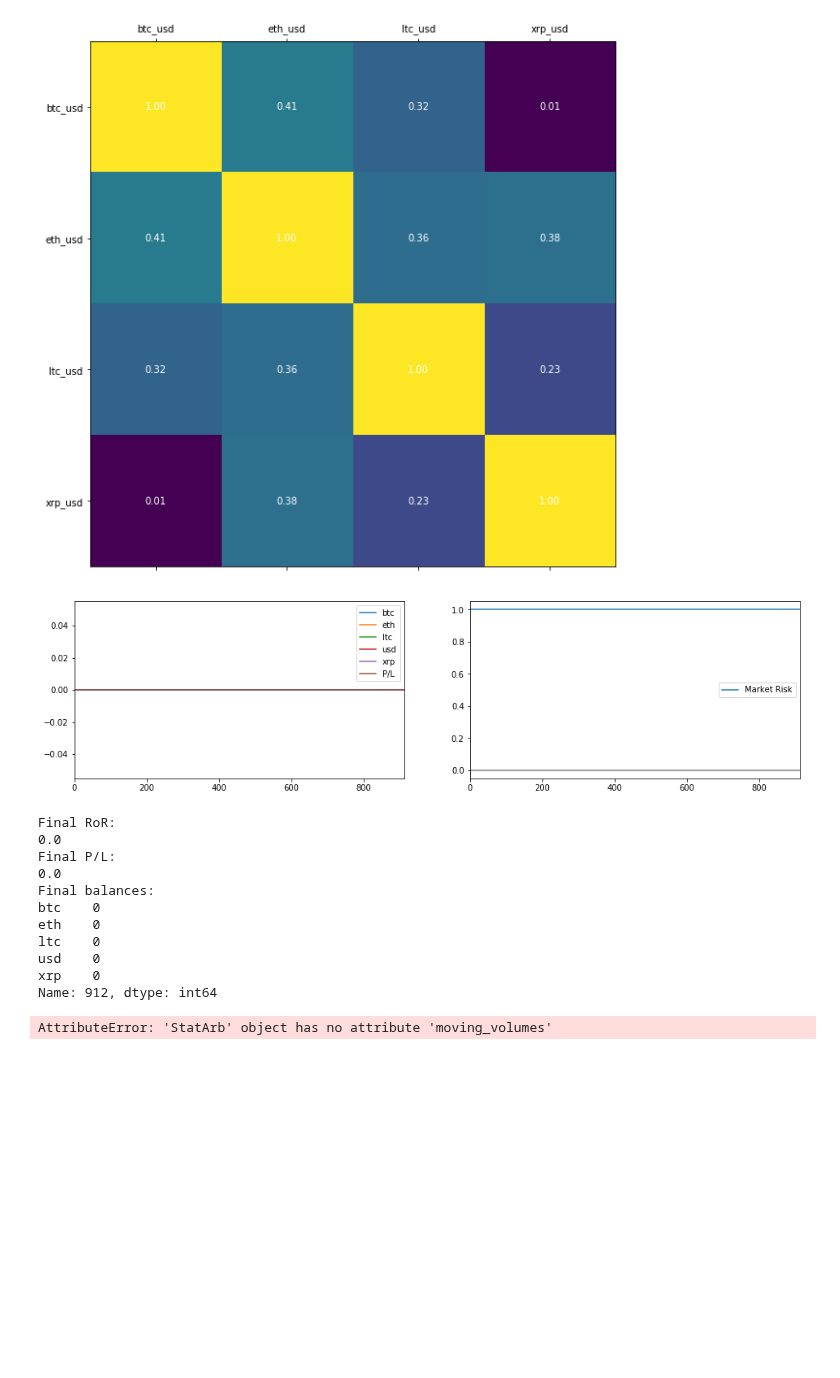
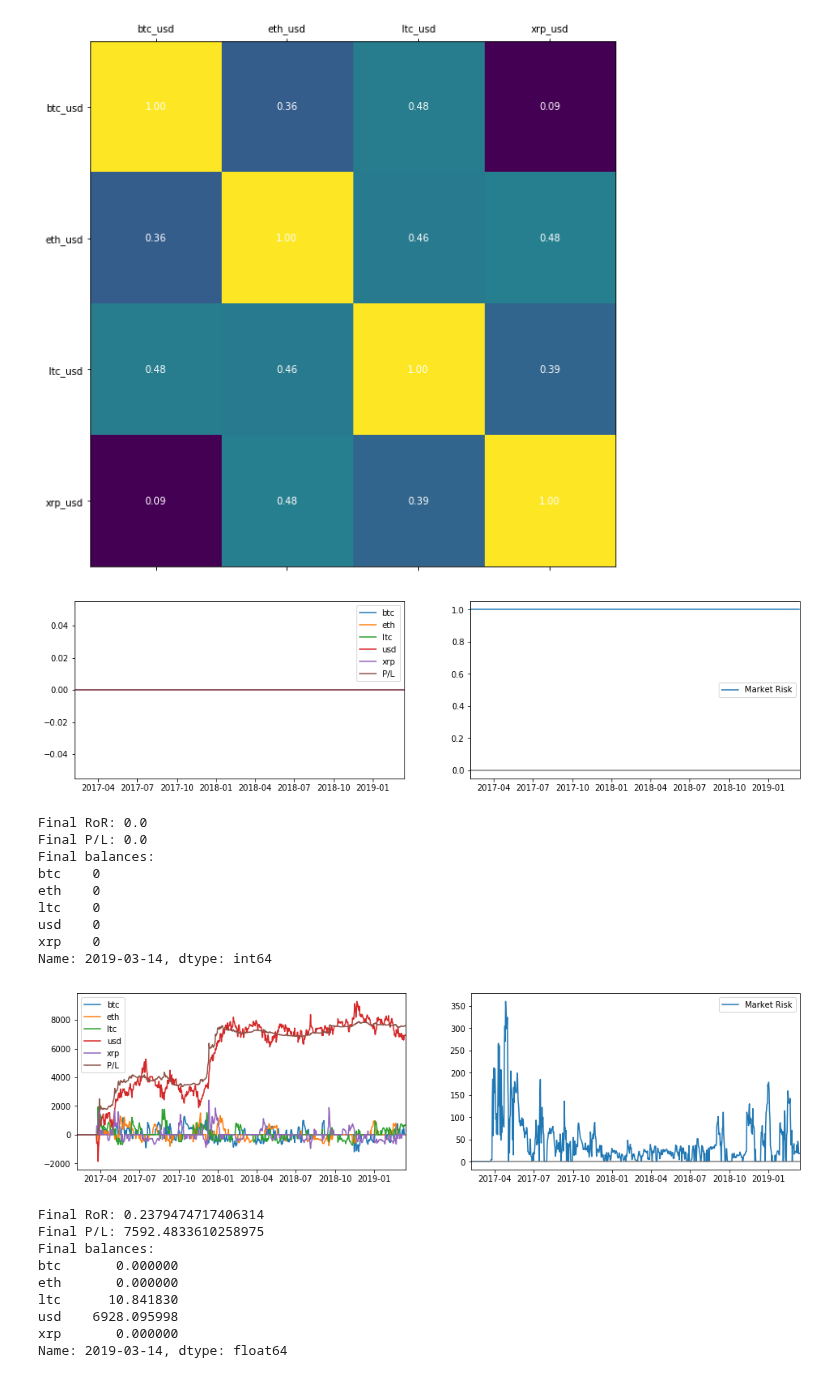
Before and after one commit to cambrian/quant, a Jupyter notebook: research/analysis.ipynb, the cells around one changed output. Saved outputs shown, nothing was run; the diff lists cells and outputs as text; code cells hidden in the pictures; blank space fills up the shorter version.

```diff
--- a/research/analysis.ipynb
+++ b/research/analysis.ipynb
@@ -152,20 +167,18 @@ def plot_results(results):
 # %%
 from strategy import HoldStrategy
 
-plot_results(evaluate(HoldStrategy(), data_15min))
+plot_results(evaluate(HoldStrategy(), data))
 # %% [output]
-[figure, old version]
+[figure, new version]
-Final RoR:
-0.0
-Final P/L:
-0.0
+Final RoR: 0.0
+Final P/L: 0.0
 Final balances:
 btc    0
 eth    0
 ltc    0
 usd    0
 xrp    0
-Name: 912, dtype: int64
+Name: 2019-03-14, dtype: int64
 # %%
 from strategy import MovingAverage
 from numpy_ringbuffer import RingBuffer
@@ -205,36 +218,45 @@ class StatArb(Strategy):
 
         df = pd.DataFrame(np.array(self.moving_prices_history), columns = prices.index)
 
-        # subsampling
-        df = df.groupby(np.arange(len(df)) // self.correlation_subsampling).mean()
+#         # subsampling
+#         df = df.groupby(np.arange(len(df)) // self.correlation_subsampling).mean()
 
         # Calculates fair movements by averaging correlated movements between all pairs, weighted by r^2
         # Concretely:
         # fair_btc_movement =
         #   (btc_movment
         #    + eth_movement * r_eth^3 * stddev_btc/stddev_eth
         #    + ltc_movement * r_ltc^3 * stddev_btc/stddev_ltc
         #    + xrp_movement * r_xrp^3 * stddev_btc/stddev_xrp)
         #   / (1 + r_eth^2 + r_ltc^2 + r_xrp^2)
 
         # compute fairs, edges
         stddevs = df.std()
         corr = df.corr()
         deltas = prices - df.mean()
         predicted_deltas = (deltas * corr).mul(stddevs, axis=0).div(stddevs, axis=1)
         confidences = corr ** 2
         fair_deltas = (predicted_deltas * confidences).sum(axis=1) / confidences.sum(axis=1)
         edges = (deltas - fair_deltas) / stddevs
 
         # turn fairs into orders
         orders = {}
         for (pair, edge) in edges.items():
             currency = pair.partition('_')[0]
             orders[pair] = self.desired_balance_value(edges[pair]) / prices[pair] - balances[currency]
 
         return orders
 
-plot_results(evaluate(StatArb(correlation_window_size = 32, movement_half_life = 1, size = 1000, min_edge = 0.25), data))
+plot_results(evaluate(StatArb(correlation_window_size = 48, movement_half_life = .01, size = 1000, min_edge = 0.25), data))
 # %% [output]
+[figure, added]
-AttributeError: 'StatArb' object has no attribute 'moving_volumes'
+Final RoR: 0.2379474717406314
+Final P/L: 7592.4833610258975
+Final balances:
+btc       0.000000
+eth       0.000000
+ltc      10.841830
+usd    6928.095998
+xrp       0.000000
+Name: 2019-03-14, dtype: float64
 # %%
```
Also changed, not shown: parts of 8 cells of this notebook, 6 other files.
